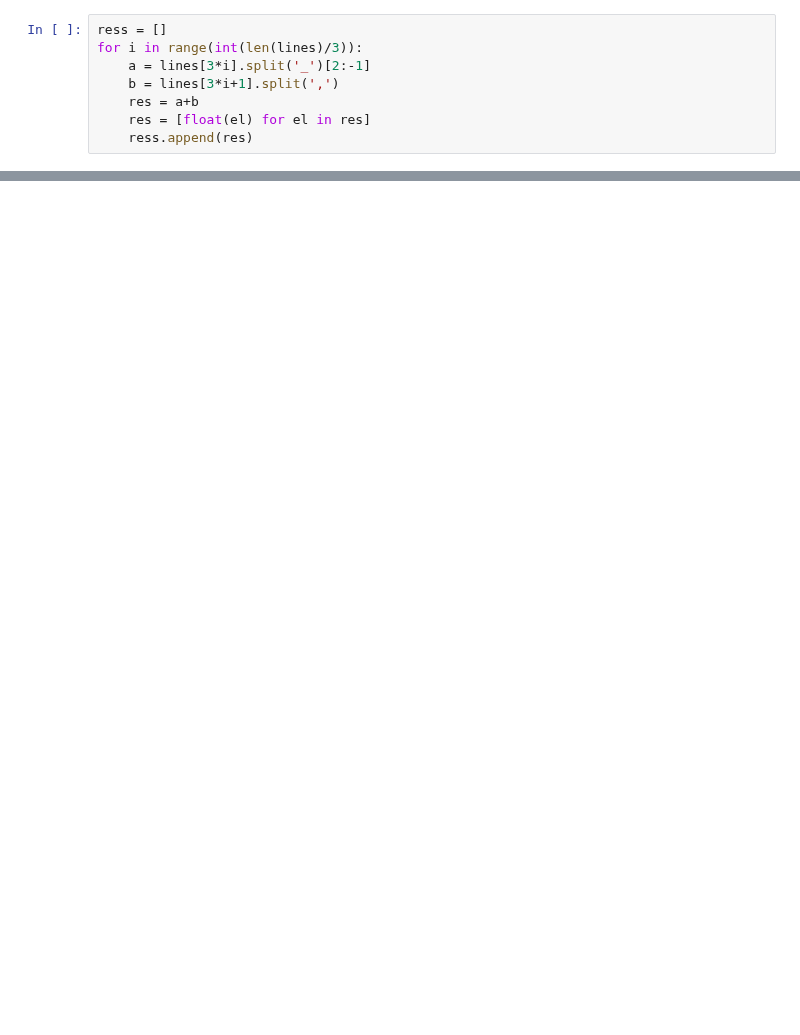
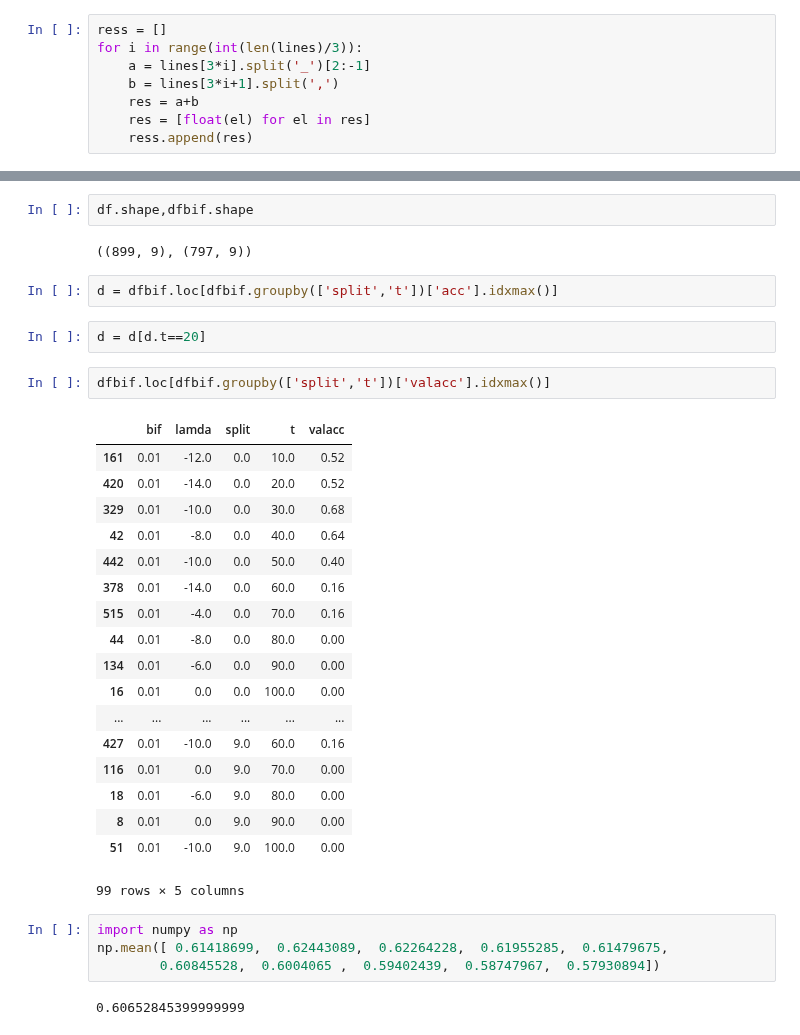
Before and after one commit to kojino/lpn, a Jupyter notebook: analyze_summary.ipynb, the cells around one changed output, grey strips where cells are left out. Cells and saved outputs as stored; diff of their text form; blank space fills up the shorter version.

```diff
--- a/analyze_summary.ipynb
+++ b/analyze_summary.ipynb
@@ -36,0 +104,35 @@ lines = tuple(open('summary/grep.txt', 'r'))
+# %%
+df.shape,dfbif.shape
+# %% [output]
+((899, 9), (797, 9))
+# %%
+d = dfbif.loc[dfbif.groupby(['split','t'])['acc'].idxmax()]
+# %%
+d = d[d.t==20]
+# %%
+dfbif.loc[dfbif.groupby(['split','t'])['valacc'].idxmax()]
+# %% [output]
+|  | bif | lamda | split | t | valacc |
+| 161 | 0.01 | -12.0 | 0.0 | 10.0 | 0.52 |
+| 420 | 0.01 | -14.0 | 0.0 | 20.0 | 0.52 |
+| 329 | 0.01 | -10.0 | 0.0 | 30.0 | 0.68 |
+| 42 | 0.01 | -8.0 | 0.0 | 40.0 | 0.64 |
+| 442 | 0.01 | -10.0 | 0.0 | 50.0 | 0.40 |
+| 378 | 0.01 | -14.0 | 0.0 | 60.0 | 0.16 |
+| 515 | 0.01 | -4.0 | 0.0 | 70.0 | 0.16 |
+| 44 | 0.01 | -8.0 | 0.0 | 80.0 | 0.00 |
+| 134 | 0.01 | -6.0 | 0.0 | 90.0 | 0.00 |
+| 16 | 0.01 | 0.0 | 0.0 | 100.0 | 0.00 |
+| ... | ... | ... | ... | ... | ... |
+| 427 | 0.01 | -10.0 | 9.0 | 60.0 | 0.16 |
+| 116 | 0.01 | 0.0 | 9.0 | 70.0 | 0.00 |
+| 18 | 0.01 | -6.0 | 9.0 | 80.0 | 0.00 |
+| 8 | 0.01 | 0.0 | 9.0 | 90.0 | 0.00 |
+| 51 | 0.01 | -10.0 | 9.0 | 100.0 | 0.00 |
+99 rows × 5 columns
+# %%
+import numpy as np
+np.mean([ 0.61418699,  0.62443089,  0.62264228,  0.61955285,  0.61479675,
+        0.60845528,  0.6004065 ,  0.59402439,  0.58747967,  0.57930894])
+# %% [output]
+0.60652845399999999
```
Also changed, not shown: parts of 19 cells of this notebook, 4 other files.
